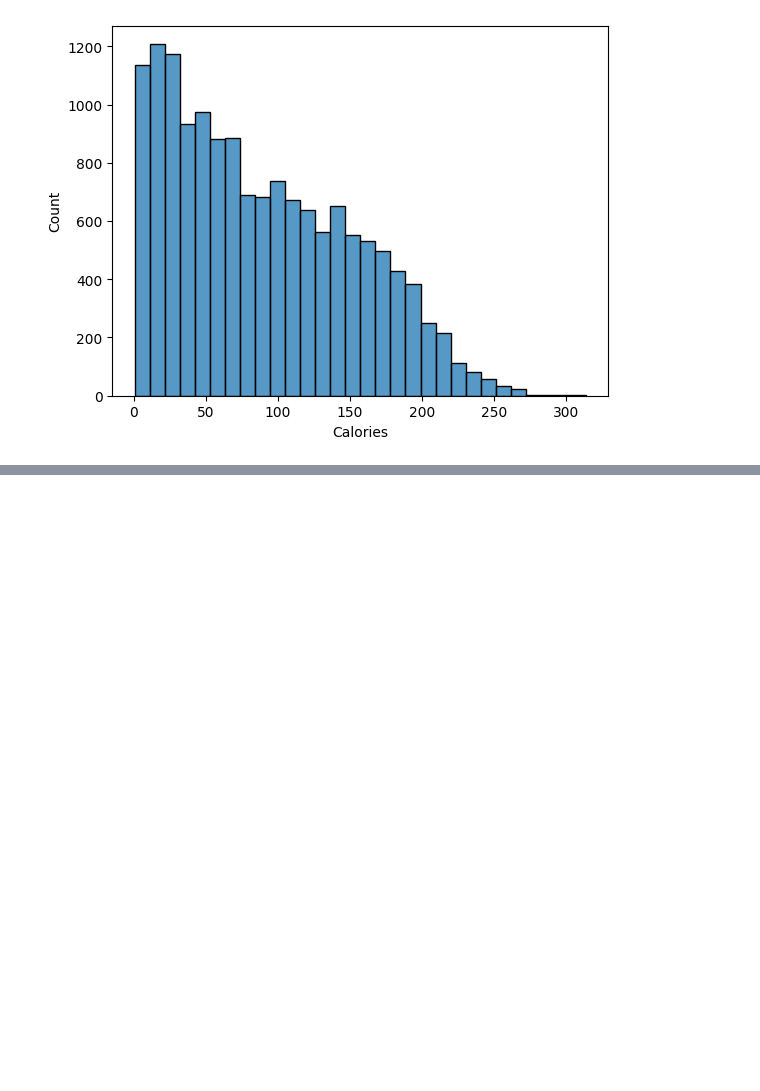
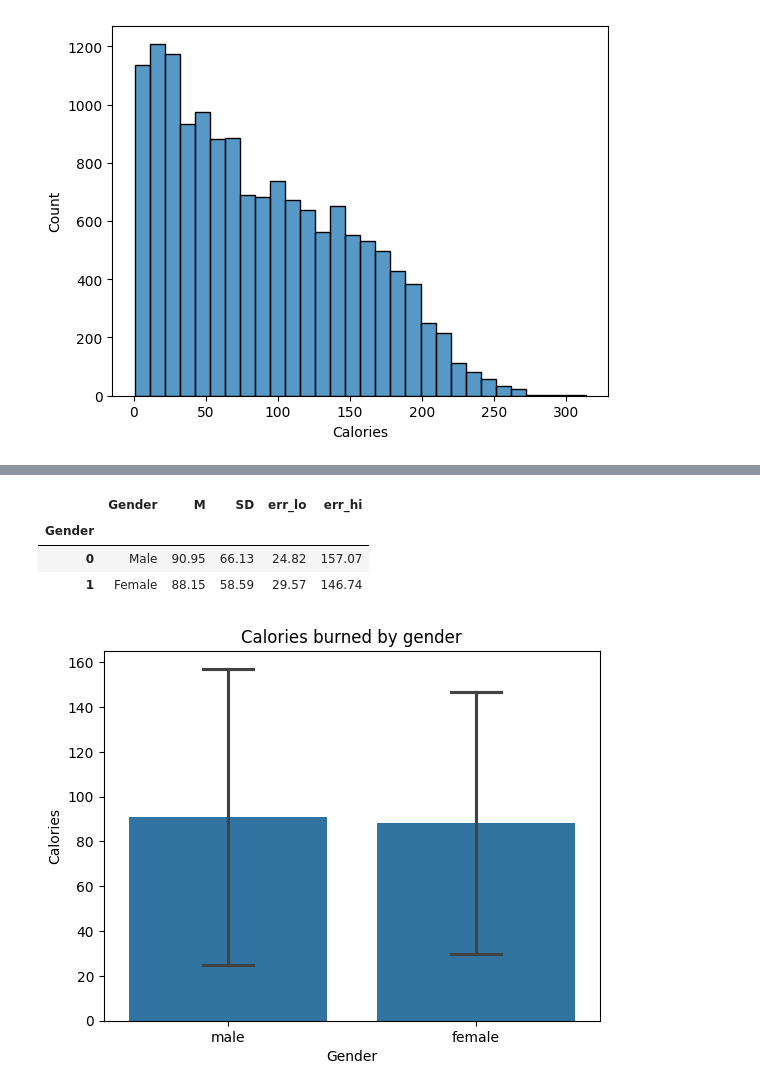
Before and after one commit to Mkranj/ML_calories_burned, a Jupyter notebook: scripts/eda.ipynb, the cells around one changed output, grey strips where cells are left out. Saved outputs shown, nothing was run; the diff lists cells and outputs as text; code cells hidden in the pictures; blank space fills up the shorter version.

```diff
--- a/scripts/eda.ipynb
+++ b/scripts/eda.ipynb
@@ -75,0 +170,22 @@ _ = sns.histplot(x = "Calories", data = ce_data, bins = 30)
+# %%
+plotdata = pd.DataFrame({
+    "Gender": ["Male", "Female"],
+    "M" : m,
+    "SD" : sd
+})
+
+plotdata["err_lo"] = plotdata["M"] - plotdata["SD"]
+plotdata["err_hi"] = plotdata["M"] + plotdata["SD"]
+plotdata
+# %% [output]
+|  | Gender | M | SD | err_lo | err_hi |
+| Gender |  |  |  |  |  |
+| 0 | Male | 90.95 | 66.13 | 24.82 | 157.07 |
+| 1 | Female | 88.15 | 58.59 | 29.57 | 146.74 |
+# %%
+plt = sns.barplot(data = ce_data, x = "Gender", y = "Calories", capsize = 0.2, errorbar = ("sd", 1),
+    )
+
+_ = plt.set_title("Calories burned by gender")
+# %% [output]
+[figure, added]
```
Also changed, not shown: parts of 14 cells of this notebook.
